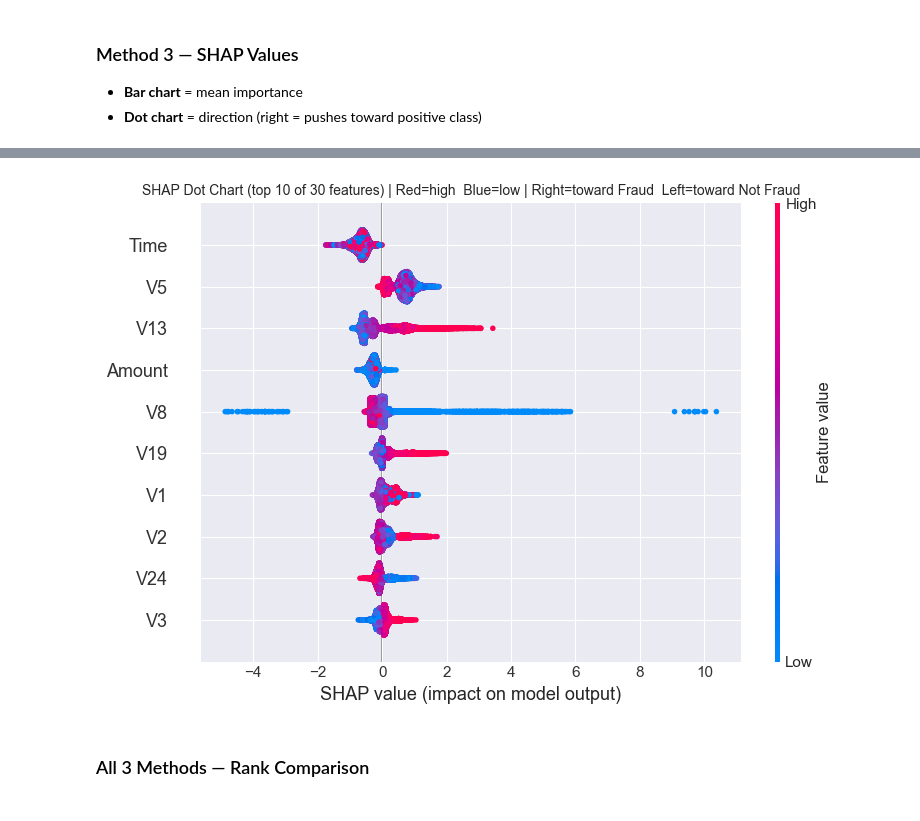
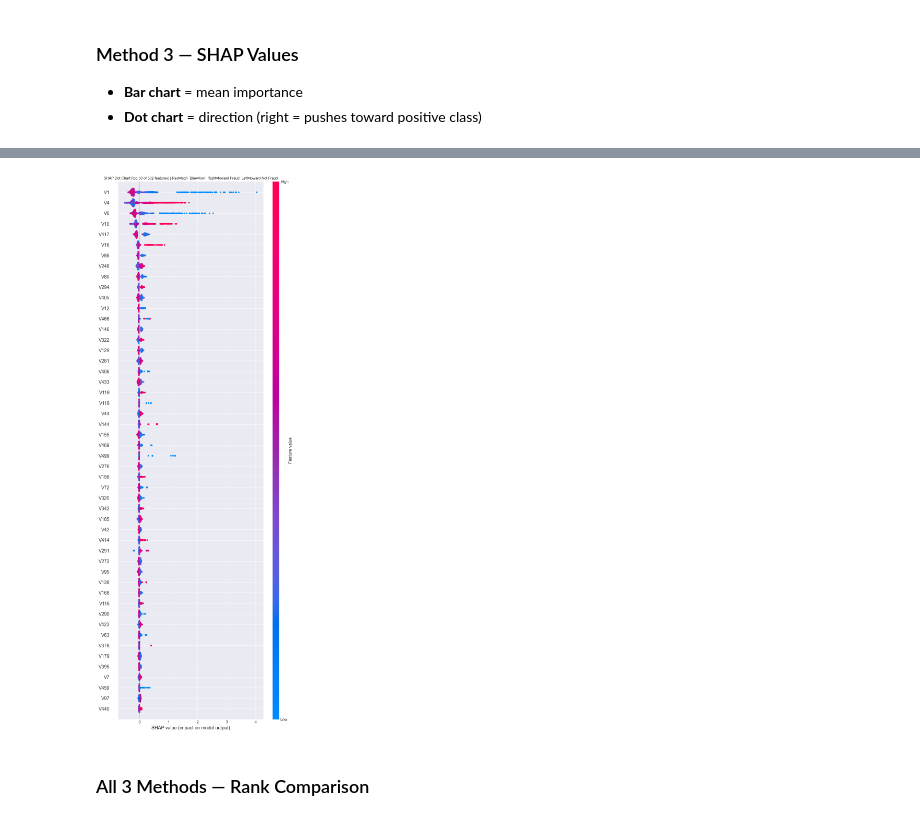
Before and after one commit to jorperez20/datas-science, a Jupyter notebook: lgbm_generic_lab_no_auprc.ipynb, the cells around one changed output, grey strips where cells are left out. Saved outputs shown, nothing was run; the diff lists cells and outputs as text; code cells hidden in the pictures.

```diff
--- a/lgbm_generic_lab_no_auprc.ipynb
+++ b/lgbm_generic_lab_no_auprc.ipynb
@@ -68,7 +68,7 @@ All imports successful
 ## Section 0 — ⚙️ Configuration
 ### 👉 THIS IS THE ONLY SECTION YOU NEED TO EDIT
 # %%
-DATASET_PATH   = "creditcard.csv"  # CSV, Excel or Parquet
+DATASET_PATH   = "fraud_500_features.csv"  # CSV, Excel or Parquet
 TARGET_COL     = "Class"             # binary target column
 DROP_COLS      = []                  # IDs, dates, leaky cols
 NEGATIVE_LABEL = "Not Fraud"         # class 0 label
@@ -702,20 +737,31 @@ Weak features: 16 — ['V26', 'Time', 'V4', 'V22', 'V23', 'V7', 'V13', 'V12', 'V
 - **Bar chart** = mean importance
 - **Dot chart** = direction (right = pushes toward positive class)
 # %%
-print(f"SHAP: {n_active} features on {_shap_rows:,} rows (full val set)...")
+# SHAP must receive ALL features the model was trained on — same rule as permutation.
+# We compute on all model features then split active/zero from the results.
+_model_features = list(importance_model.feature_name_)
+X_shap_full     = X_val[_model_features]   # full val set, all model features
 
-X_shap_full = X_val[active_features]  # full val set, no sampling
+print(f"SHAP: {len(_model_features)} features on {_shap_rows:,} rows (full val set)...")
 explainer   = shap.TreeExplainer(importance_model)
 shap_values = explainer.shap_values(X_shap_full)
 if isinstance(shap_values, list):
     shap_values = shap_values[1]
 
-fi_shap_active = pd.Series(
-    np.abs(shap_values).mean(axis=0), index=active_features
+# shap_values shape: (n_rows, n_model_features) — index matches _model_features
+fi_shap_full = pd.Series(
+    np.abs(shap_values).mean(axis=0), index=_model_features
 ).sort_values(ascending=False)
-fi_shap_zeros = pd.Series(0.0, index=zero_importance) if zero_importance else pd.Series(dtype=float)
-fi_shap = pd.concat([fi_shap_active, fi_shap_zeros]).sort_values(ascending=False)
 
+# Split into active / zero using gain-importance labels set in Cell 32
+_active_idx = [i for i, f in enumerate(_model_features) if f in active_features]
+_zero_idx   = [i for i, f in enumerate(_model_features) if f in zero_importance]
+
+fi_shap_active = fi_shap_full.loc[[f for f in active_features if f in fi_shap_full.index]]
+fi_shap_zeros  = pd.Series(0.0, index=zero_importance) if zero_importance else pd.Series(dtype=float)
+fi_shap        = pd.concat([fi_shap_active, fi_shap_zeros]).sort_values(ascending=False)
+
+# Keep X_shap_full aligned to shap_values for the dot chart in the next cell
 print(f"SHAP done. Top 10:")
 print(fi_shap.head(10).to_string())
 # %% [output]
@@ -752,17 +798,17 @@ plt.tight_layout(); plt.show()
 # %%
-_show  = min(_chart_top_n, n_active)
+_show  = min(_chart_top_n, len(_model_features))
 _fig_h = max(4, _show * 0.4)
 plt.figure(figsize=(12, _fig_h))
 shap.summary_plot(shap_values, X_shap_full, max_display=_show, show=False)
 plt.title(
-    f"SHAP Dot Chart (top {_show} of {n_features} features) | "
+    f"SHAP Dot Chart (top {_show} of {len(_model_features)} features) | "
     f"Red=high  Blue=low | "
     f"Right=toward {POSITIVE_LABEL}  Left=toward {NEGATIVE_LABEL}",
     fontsize=10
 )
 plt.tight_layout(); plt.show()
 # %% [output]
-[figure, old version]
+[figure, new version]
 # %% [markdown]
 ### All 3 Methods — Rank Comparison
 # %%
```
Also changed, not shown: parts of 32 cells of this notebook.
